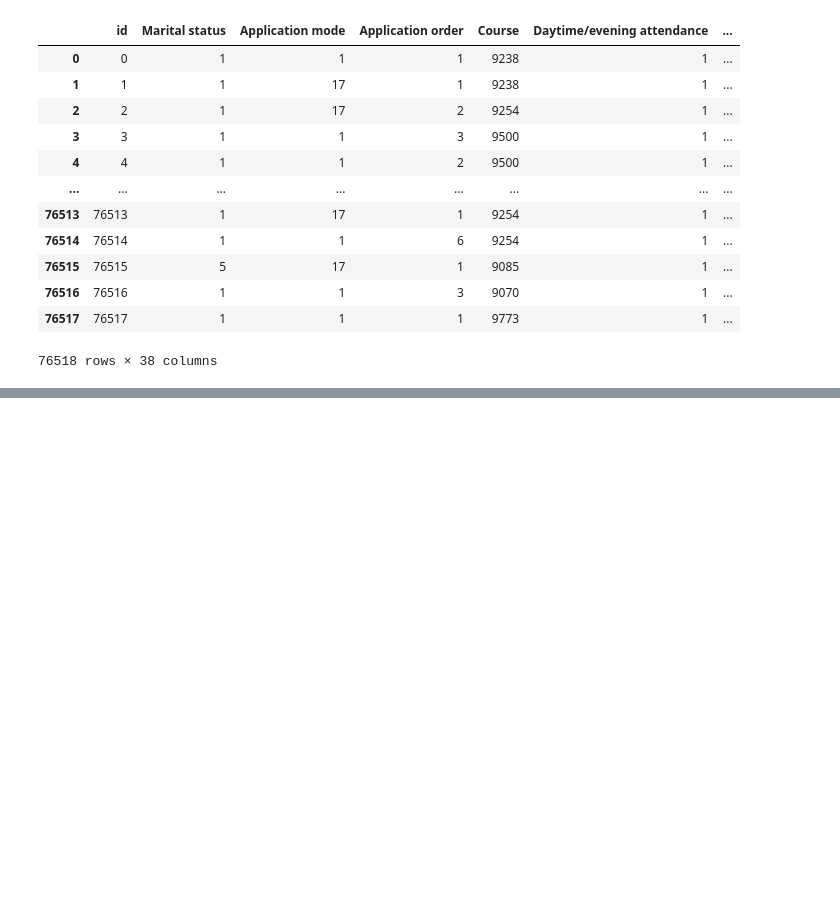
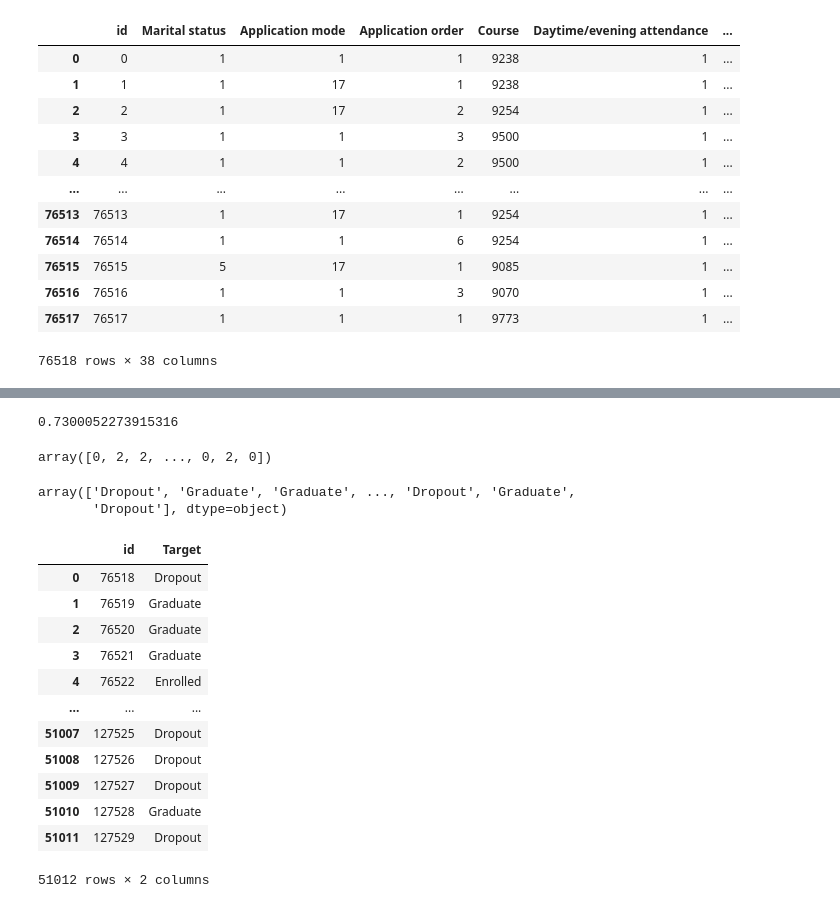
Before and after one commit to khadidja2005/Kaggle_challenges, a Jupyter notebook: Classification with an Academic Success Dataset/Classification.ipynb, the cells around one changed output, grey strips where cells are left out. Cells and saved outputs as stored; diff of their text form; code cells hidden in the pictures; blank space fills up the shorter version.

Commit message:
better score

```diff
--- a/Classification with an Academic Success Dataset/Classification.ipynb
+++ b/Classification with an Academic Success Dataset/Classification.ipynb
@@ -106,3 +118,8 @@ y
 from sklearn.model_selection import train_test_split
 
 X_train , X_test , y_train , y_test = train_test_split(X , y , test_size=0.2 , random_state=42 )
+# %%
+from sklearn.linear_model import LogisticRegression
+
+model = LogisticRegression()
+model.fit(X_train , y_train)
@@ -108,0 +135,32 @@ X_train , X_test , y_train , y_test = train_test_split(X , y , test_size=0.2 , r
+# %%
+model.score(X_test , y_test)
+# %% [output]
+0.7300052273915316
+# %%
+y_predicted = model.predict(test)
+y_predicted
+# %% [output]
+array([0, 2, 2, ..., 0, 2, 0])
+# %%
+original = le.inverse_transform(y_predicted)
+original
+# %% [output]
+array(['Dropout', 'Graduate', 'Graduate', ..., 'Dropout', 'Graduate',
+       'Dropout'], dtype=object)
+# %%
+submission = pd.DataFrame({"id" : test_id , "Target" : original})
+submission
+# %% [output]
+|  | id | Target |
+| 0 | 76518 | Dropout |
+| 1 | 76519 | Graduate |
+| 2 | 76520 | Graduate |
+| 3 | 76521 | Graduate |
+| 4 | 76522 | Enrolled |
+| ... | ... | ... |
+| 51007 | 127525 | Dropout |
+| 51008 | 127526 | Dropout |
+| 51009 | 127527 | Dropout |
+| 51010 | 127528 | Graduate |
+| 51011 | 127529 | Dropout |
+51012 rows × 2 columns
```
Also changed, not shown: parts of 11 cells of this notebook, 5 other files.
